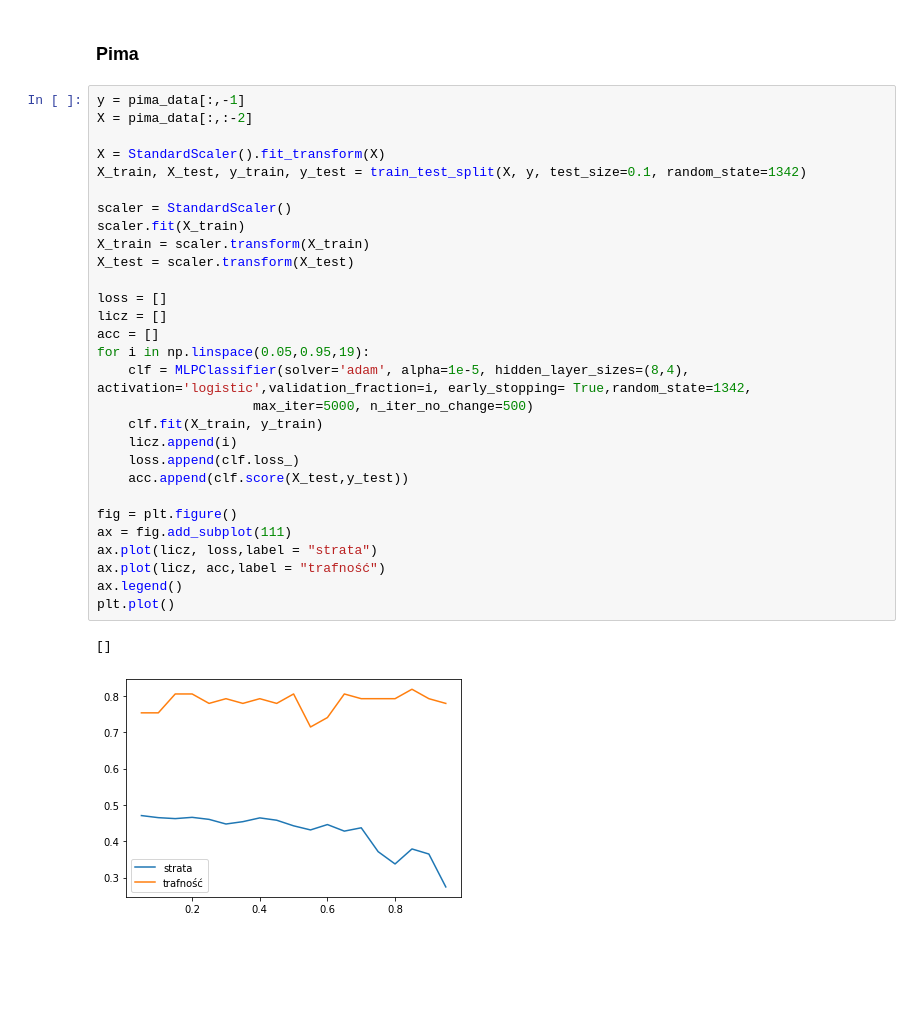
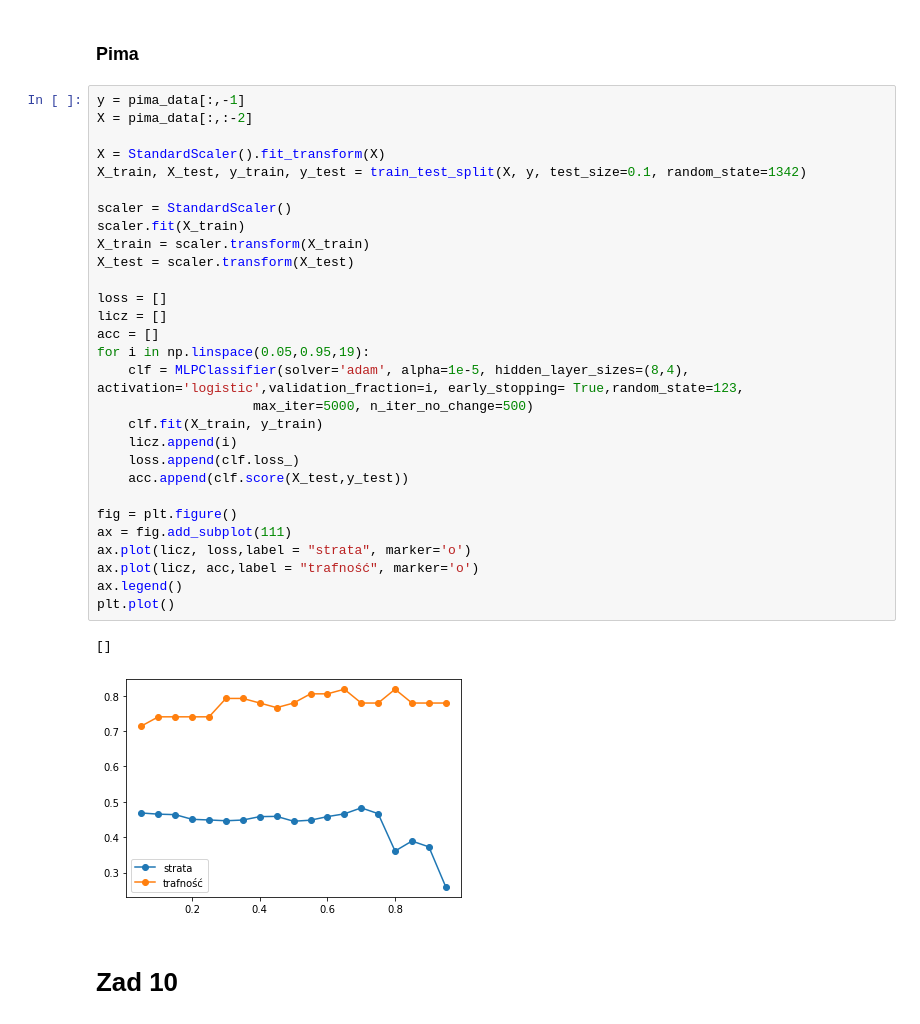
Before and after one commit to TheCommonCold/UM-lab-7-8, a Jupyter notebook: UM-lab8.ipynb, the cells around one changed output. Drawn from its saved outputs; the diff is of its cells as text; blank space fills up the shorter version.

```diff
--- a/UM-lab8.ipynb
+++ b/UM-lab8.ipynb
@@ -191,32 +191,34 @@ plt.plot()
 # %%
 y = pima_data[:,-1]
 X = pima_data[:,:-2]
 
 X = StandardScaler().fit_transform(X)
 X_train, X_test, y_train, y_test = train_test_split(X, y, test_size=0.1, random_state=1342)
 
 scaler = StandardScaler()
 scaler.fit(X_train)
 X_train = scaler.transform(X_train)
 X_test = scaler.transform(X_test)
 
 loss = []
 licz = []
 acc = []
 for i in np.linspace(0.05,0.95,19):
-    clf = MLPClassifier(solver='adam', alpha=1e-5, hidden_layer_sizes=(8,4), activation='logistic',validation_fraction=i, early_stopping= True,random_state=1342,
+    clf = MLPClassifier(solver='adam', alpha=1e-5, hidden_layer_sizes=(8,4), activation='logistic',validation_fraction=i, early_stopping= True,random_state=123,
                     max_iter=5000, n_iter_no_change=500)
     clf.fit(X_train, y_train)
     licz.append(i)
     loss.append(clf.loss_)
     acc.append(clf.score(X_test,y_test))
 
 fig = plt.figure()
 ax = fig.add_subplot(111)
-ax.plot(licz, loss,label = "strata")
-ax.plot(licz, acc,label = "trafność")
+ax.plot(licz, loss,label = "strata", marker='o')
+ax.plot(licz, acc,label = "trafność", marker='o')
 ax.legend()
 plt.plot()
 # %% [output]
 []
-[figure, old version]
+[figure, new version]
+# %% [markdown]
+# Zad 10
```
Also changed, not shown: parts of 8 cells of this notebook.
